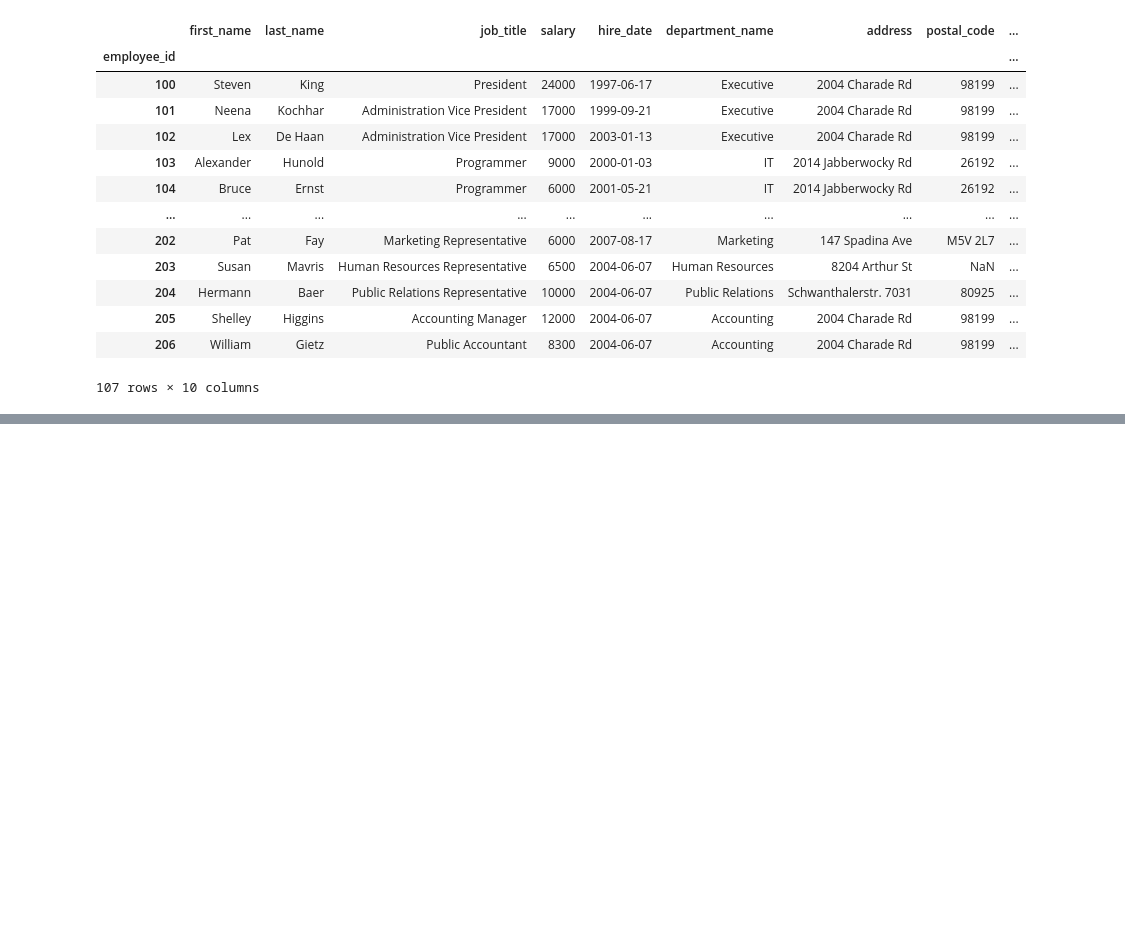
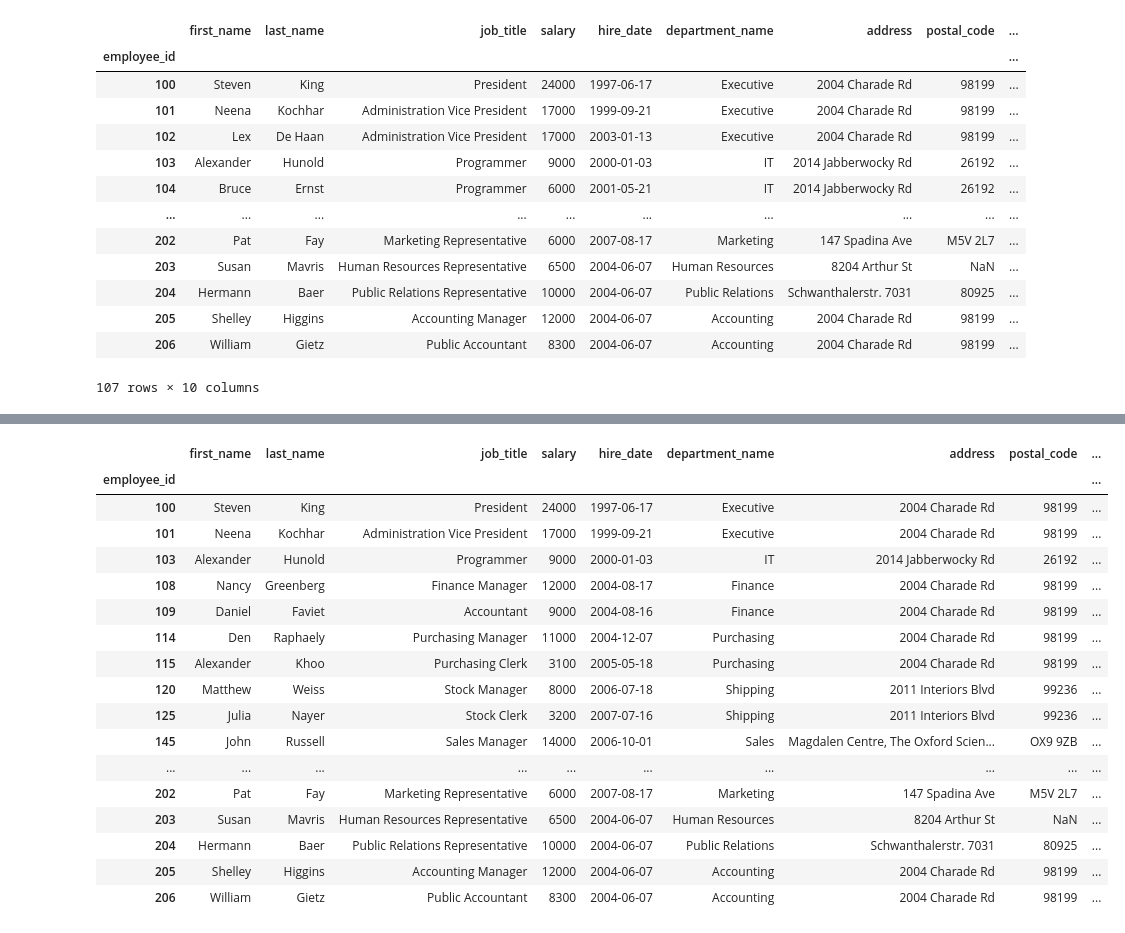
Before and after one commit to alx2202/DataAnalysis, a Jupyter notebook: Day14/handling_duplicates.ipynb, the cells around one changed output, grey strips where cells are left out. Saved outputs shown, nothing was run; the diff lists cells and outputs as text; code cells hidden in the pictures; blank space fills up the shorter version.

Commit message:
Handling duplicates.

```diff
--- a/Day14/handling_duplicates.ipynb
+++ b/Day14/handling_duplicates.ipynb
@@ -24,0 +241,21 @@ emps
+# %%
+emps.drop_duplicates(subset=['department_name', 'job_title'])
+# %% [output]
+|  | first_name | last_name | job_title | salary | hire_date | department_name | address | postal_code | ... |
+| employee_id |  |  |  |  |  |  |  |  | ... |
+| 100 | Steven | King | President | 24000 | 1997-06-17 | Executive | 2004 Charade Rd | 98199 | ... |
+| 101 | Neena | Kochhar | Administration Vice President | 17000 | 1999-09-21 | Executive | 2004 Charade Rd | 98199 | ... |
+| 103 | Alexander | Hunold | Programmer | 9000 | 2000-01-03 | IT | 2014 Jabberwocky Rd | 26192 | ... |
+| 108 | Nancy | Greenberg | Finance Manager | 12000 | 2004-08-17 | Finance | 2004 Charade Rd | 98199 | ... |
+| 109 | Daniel | Faviet | Accountant | 9000 | 2004-08-16 | Finance | 2004 Charade Rd | 98199 | ... |
+| 114 | Den | Raphaely | Purchasing Manager | 11000 | 2004-12-07 | Purchasing | 2004 Charade Rd | 98199 | ... |
+| 115 | Alexander | Khoo | Purchasing Clerk | 3100 | 2005-05-18 | Purchasing | 2004 Charade Rd | 98199 | ... |
+| 120 | Matthew | Weiss | Stock Manager | 8000 | 2006-07-18 | Shipping | 2011 Interiors Blvd | 99236 | ... |
+| 125 | Julia | Nayer | Stock Clerk | 3200 | 2007-07-16 | Shipping | 2011 Interiors Blvd | 99236 | ... |
+| 145 | John | Russell | Sales Manager | 14000 | 2006-10-01 | Sales | Magdalen Centre, The Oxford Scien... | OX9 9ZB | ... |
+| ... | ... | ... | ... | ... | ... | ... | ... | ... | ... |
+| 202 | Pat | Fay | Marketing Representative | 6000 | 2007-08-17 | Marketing | 147 Spadina Ave | M5V 2L7 | ... |
+| 203 | Susan | Mavris | Human Resources Representative | 6500 | 2004-06-07 | Human Resources | 8204 Arthur St | NaN | ... |
+| 204 | Hermann | Baer | Public Relations Representative | 10000 | 2004-06-07 | Public Relations | Schwanthalerstr. 7031 | 80925 | ... |
+| 205 | Shelley | Higgins | Accounting Manager | 12000 | 2004-06-07 | Accounting | 2004 Charade Rd | 98199 | ... |
+| 206 | William | Gietz | Public Accountant | 8300 | 2004-06-07 | Accounting | 2004 Charade Rd | 98199 | ... |
```
Also changed, not shown: parts of 24 cells of this notebook.
